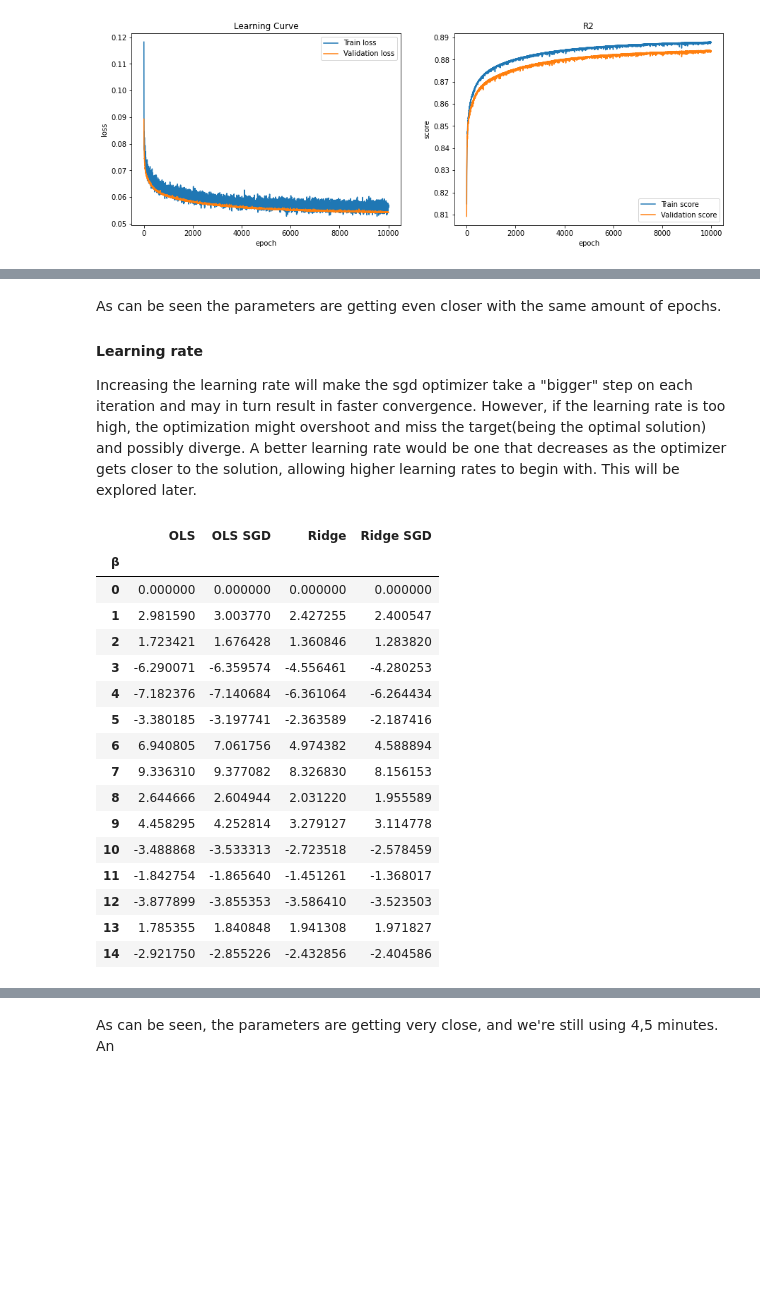
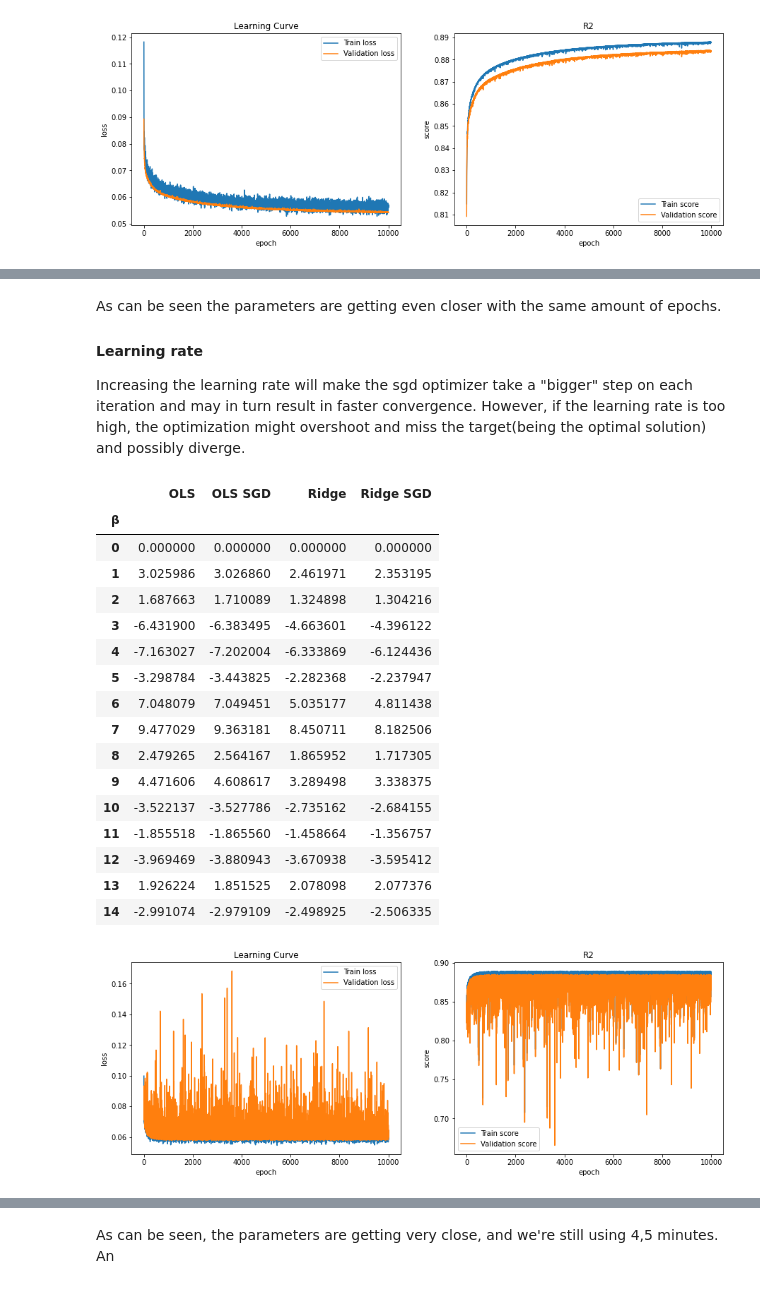
Before and after one commit to oliverif/FYS-STK4155-project2, a Jupyter notebook: notebooks/Reports/Part a.ipynb, the cells around one changed output, grey strips where cells are left out. Cells and saved outputs as stored; diff of their text form; code cells hidden in the pictures; blank space fills up the shorter version.

```diff
--- a/notebooks/Reports/Part a.ipynb
+++ b/notebooks/Reports/Part a.ipynb
@@ -245,0 +276,19 @@ df
+# %%
+batch_size = 10
+
+sgd_ols.set_params(batch_size=batch_size,n_epochs=10000)
+sgd_ridge.set_params(batch_size=batch_size,n_epochs=10000)
+
+#Refit the models
+sgd_ols.fit(X_train,z_train)
+sgd_ridge.fit(X_train,z_train)
+
+#Print parameters
+df = pd.DataFrame(np.column_stack((ols.beta,sgd_ols.beta,ridge.beta,sgd_ridge.beta)),
+                  columns=['OLS','OLS SGD', 'Ridge','Ridge SGD'])
+df.index.name = 'β'
+
+fig,(ax1,ax2) =plt.subplots(1,2)
+fig.set_size_inches(15,5)
+sgd_ols.plot_loss('Learning Curve',ax1)
+sgd_ols.plot_score('R2',ax2)
@@ -286,38 +344,43 @@ df
 As can be seen the parameters are getting even closer with the same amount of epochs.
 
 #### Learning rate
-Increasing the learning rate will make the sgd optimizer take a "bigger" step on each iteration and may in turn result in faster convergence. However, if the learning rate is too high, the optimization might overshoot and miss the target(being the optimal solution) and possibly diverge. A better learning rate would be one that decreases as the optimizer gets closer to the solution, allowing higher learning rates to begin with. This will be explored later.
+Increasing the learning rate will make the sgd optimizer take a "bigger" step on each iteration and may in turn result in faster convergence. However, if the learning rate is too high, the optimization might overshoot and miss the target(being the optimal solution) and possibly diverge.
 # %%
 lr0 = 0.1
 
 sgd_ols.set_params(lr0 = lr0)
 sgd_ridge.set_params(lr0 = lr0)
 
 #Refit the models
 sgd_ols.fit(X_train,z_train)
 sgd_ridge.fit(X_train,z_train)
 
 #Print parameters
 df = pd.DataFrame(np.column_stack((ols.beta,sgd_ols.beta,ridge.beta,sgd_ridge.beta)),
                   columns=['OLS','OLS SGD', 'Ridge','Ridge SGD'])
 df.index.name = 'β'
+fig,(ax1,ax2) =plt.subplots(1,2)
+fig.set_size_inches(15,5)
+sgd_ols.plot_loss('Learning Curve',ax1)
+sgd_ols.plot_score('R2',ax2)
 df
 # %% [output]
 |  | OLS | OLS SGD | Ridge | Ridge SGD |
 | β |  |  |  |  |
 | 0 | 0.000000 | 0.000000 | 0.000000 | 0.000000 |
-| 1 | 2.981590 | 3.003770 | 2.427255 | 2.400547 |
-| 2 | 1.723421 | 1.676428 | 1.360846 | 1.283820 |
-| 3 | -6.290071 | -6.359574 | -4.556461 | -4.280253 |
-| 4 | -7.182376 | -7.140684 | -6.361064 | -6.264434 |
-| 5 | -3.380185 | -3.197741 | -2.363589 | -2.187416 |
-| 6 | 6.940805 | 7.061756 | 4.974382 | 4.588894 |
-| 7 | 9.336310 | 9.377082 | 8.326830 | 8.156153 |
-| 8 | 2.644666 | 2.604944 | 2.031220 | 1.955589 |
-| 9 | 4.458295 | 4.252814 | 3.279127 | 3.114778 |
-| 10 | -3.488868 | -3.533313 | -2.723518 | -2.578459 |
-| 11 | -1.842754 | -1.865640 | -1.451261 | -1.368017 |
-| 12 | -3.877899 | -3.855353 | -3.586410 | -3.523503 |
-| 13 | 1.785355 | 1.840848 | 1.941308 | 1.971827 |
-| 14 | -2.921750 | -2.855226 | -2.432856 | -2.404586 |
+| 1 | 3.025986 | 3.026860 | 2.461971 | 2.353195 |
+| 2 | 1.687663 | 1.710089 | 1.324898 | 1.304216 |
+| 3 | -6.431900 | -6.383495 | -4.663601 | -4.396122 |
+| 4 | -7.163027 | -7.202004 | -6.333869 | -6.124436 |
+| 5 | -3.298784 | -3.443825 | -2.282368 | -2.237947 |
+| 6 | 7.048079 | 7.049451 | 5.035177 | 4.811438 |
+| 7 | 9.477029 | 9.363181 | 8.450711 | 8.182506 |
+| 8 | 2.479265 | 2.564167 | 1.865952 | 1.717305 |
+| 9 | 4.471606 | 4.608617 | 3.289498 | 3.338375 |
+| 10 | -3.522137 | -3.527786 | -2.735162 | -2.684155 |
+| 11 | -1.855518 | -1.865560 | -1.458664 | -1.356757 |
+| 12 | -3.969469 | -3.880943 | -3.670938 | -3.595412 |
+| 13 | 1.926224 | 1.851525 | 2.078098 | 2.077376 |
+| 14 | -2.991074 | -2.979109 | -2.498925 | -2.506335 |
+[figure, added]
 # %% [markdown]
```
Also changed, not shown: parts of 21 cells of this notebook, 7 other files.
